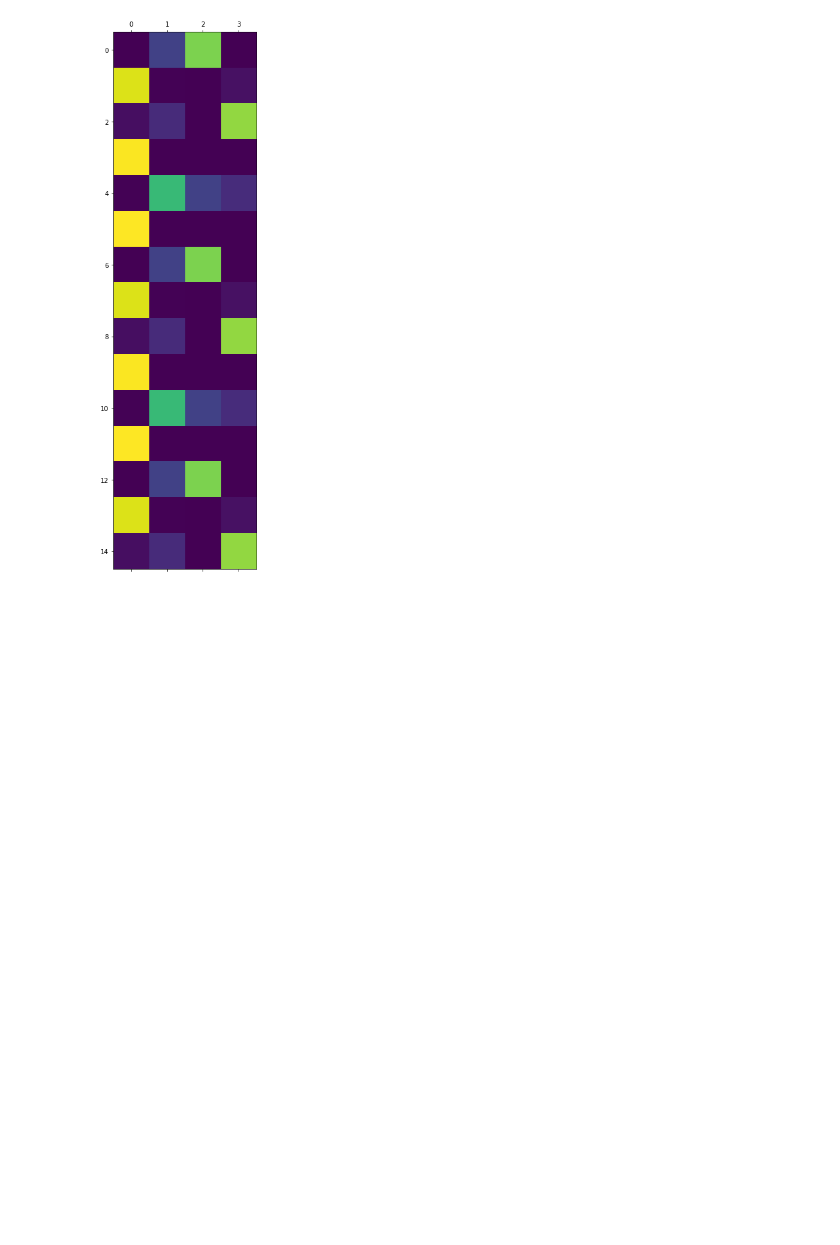
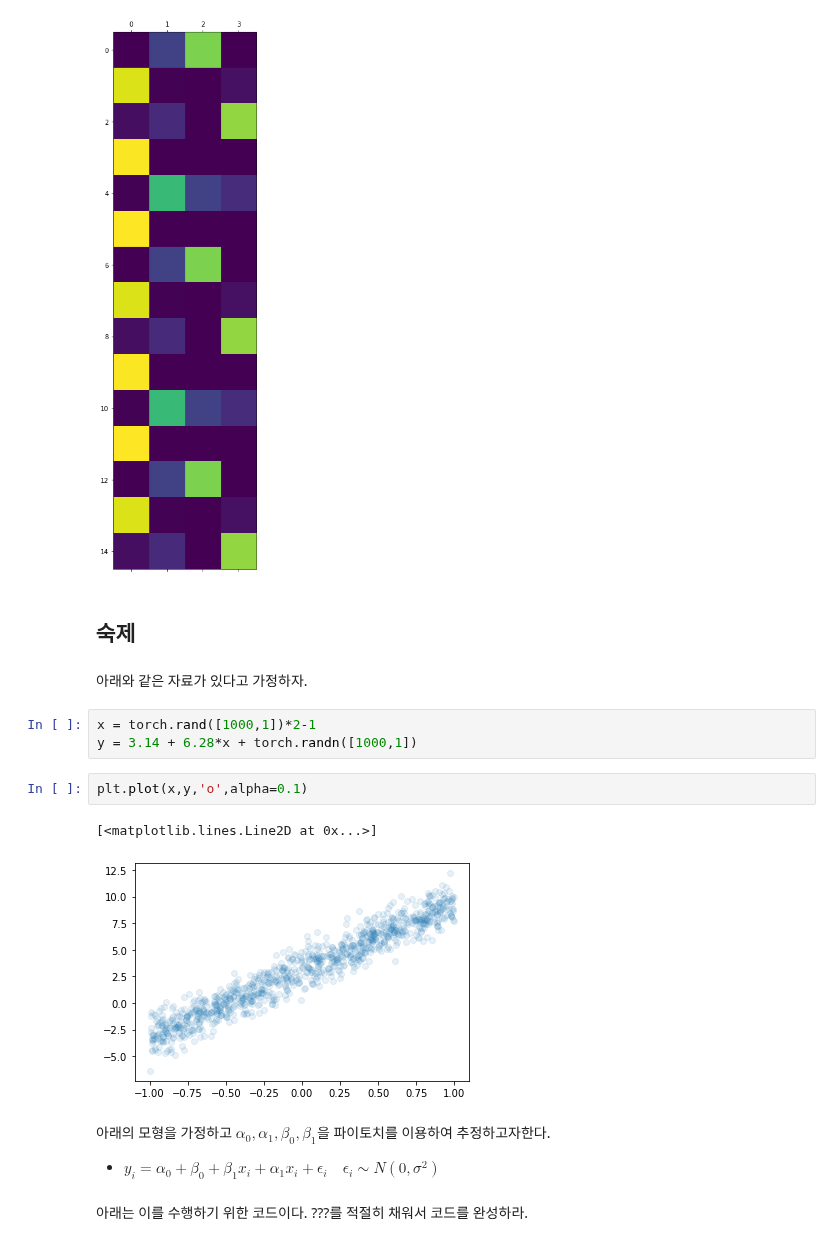
Before and after one commit to guebin/DL2022_backup, a Jupyter notebook: _notebooks/2022-11-08-(10주차) 11월8일.ipynb, the cells around one changed output. Drawn from its saved outputs; the diff is of its cells as text; blank space fills up the shorter version.

```diff
--- a/_notebooks/2022-11-08-(10주차) 11월8일.ipynb
+++ b/_notebooks/2022-11-08-(10주차) 11월8일.ipynb
@@ -602,3 +598,21 @@ plt.matshow(yhat.data[-15:])
 # %% [output]
 <matplotlib.image.AxesImage at 0x...>
 [figure]
+# %% [markdown]
+## 숙제
+# %% [markdown]
+아래와 같은 자료가 있다고 가정하자.
+# %%
+x = torch.rand([1000,1])*2-1
+y = 3.14 + 6.28*x + torch.randn([1000,1])
+# %%
+plt.plot(x,y,'o',alpha=0.1)
+# %% [output]
+[<matplotlib.lines.Line2D at 0x...>]
+[figure, added]
+# %% [markdown]
+아래의 모형을 가정하고 $\alpha_0,\alpha_1,\beta_0,\beta_1$을 파이토치를 이용하여 추정하고자한다.
+
+- $y_i = \alpha_0+\beta_0+ \beta_1x_i + \alpha_1x_i + \epsilon_i \quad \epsilon_i \sim N(0,\sigma^2)$
+# %% [markdown]
+아래는 이를 수행하기 위한 코드이다. ???를 적절히 채워서 코드를 완성하라.
```
Also changed, not shown: parts of 9 cells of this notebook.
